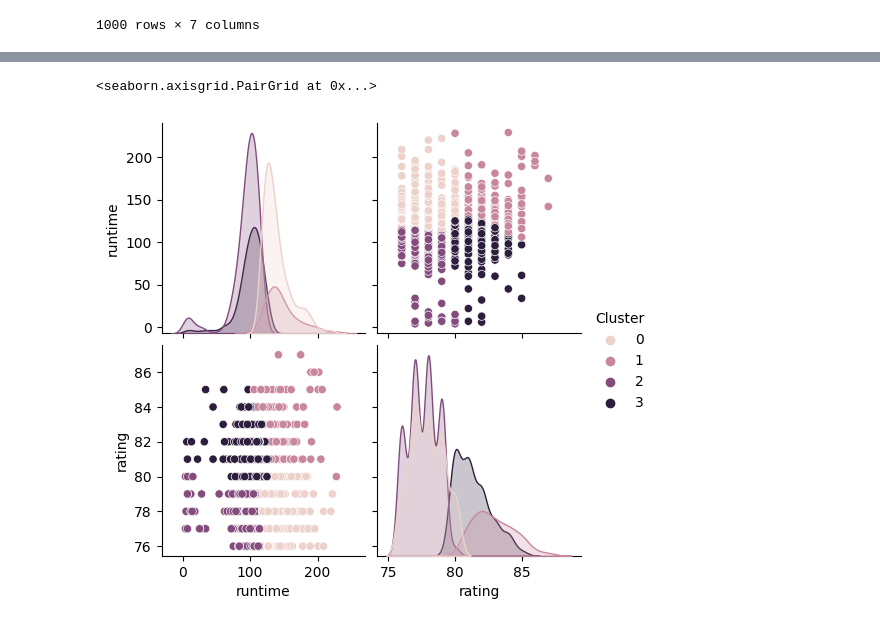
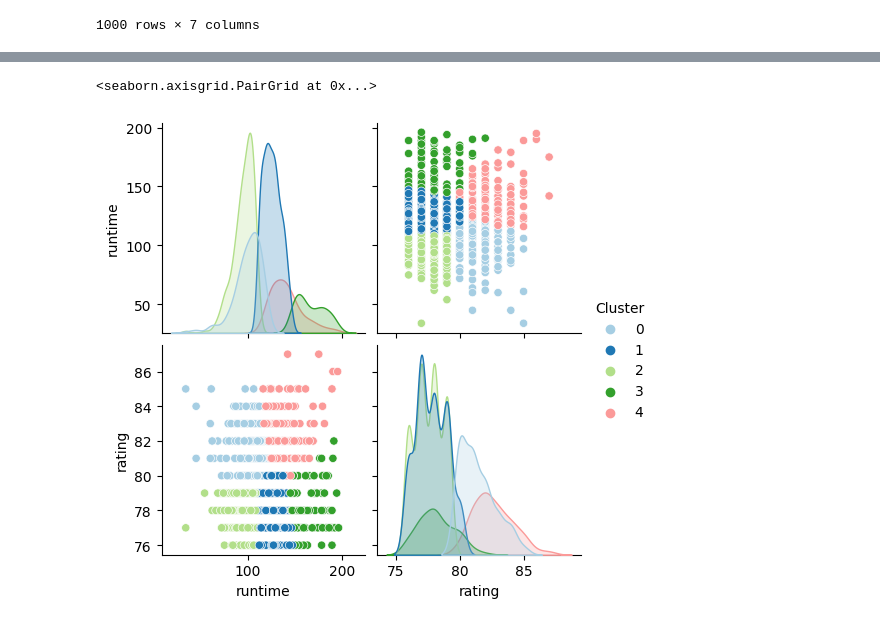
Before and after one commit to sebdanielsson/jupyter-notebooks, a Jupyter notebook: gik2km/project/clustering.ipynb, the cells around one changed output, grey strips where cells are left out. Saved outputs shown, nothing was run; the diff lists cells and outputs as text; code cells hidden in the pictures.

```diff
--- a/gik2km/project/clustering.ipynb
+++ b/gik2km/project/clustering.ipynb
@@ -22,8 +22,6 @@ df_original
 | 999 | 64 | Talk to Her | 2002 | 112 | 76 | [Leonor Watling, Rosario Flores, ... | [Drama, Romance] |
 1000 rows × 7 columns
 # %%
-from scipy.stats import zscore
-import numpy as np
 import matplotlib.pyplot as plt
 
 # Always base the outlier detection on the original data so that new outliers won't be detected on multiple runs
@@ -33,7 +31,7 @@ df = df_original.copy()
 df_cluster = df[['runtime', 'rating']]
 
 # Set the threshold for outlier detection
-threshold= 3
+threshold = 2
 
 # Calculate the IQR
 Q1 = df_cluster.quantile(0.25)
@@ -79,4 +77,6 @@ from sklearn.preprocessing import StandardScaler
 
 # Normalize the data
 scaler = StandardScaler()
-df_normalized = scaler.fit_transform(df[['rating', 'runtime']])
+normalized = scaler.fit_transform(df[['rating', 'runtime']])
+
+df
@@ -104,14 +134,16 @@ plt.show()
 # %%
 # Perform clustering
-kmeans = KMeans(n_clusters=4, n_init='auto')
-predictions = kmeans.fit_predict(df_normalized)
+n_clusters = 5
+
+kmeans = KMeans(n_clusters, n_init='auto')
+predictions = kmeans.fit_predict(normalized)
 
 # Add the cluster column to the original DataFrame
 df['Cluster'] = predictions
 # %%
 import seaborn as sns
 
-sns.pairplot(df, vars=df_cluster, hue='Cluster')
+sns.pairplot(df, vars=df_cluster, hue='Cluster', palette='Paired')
 # %% [output]
 <seaborn.axisgrid.PairGrid at 0x...>
-[figure, old version]
+[figure, new version]
```
Also changed, not shown: parts of 13 cells of this notebook.
